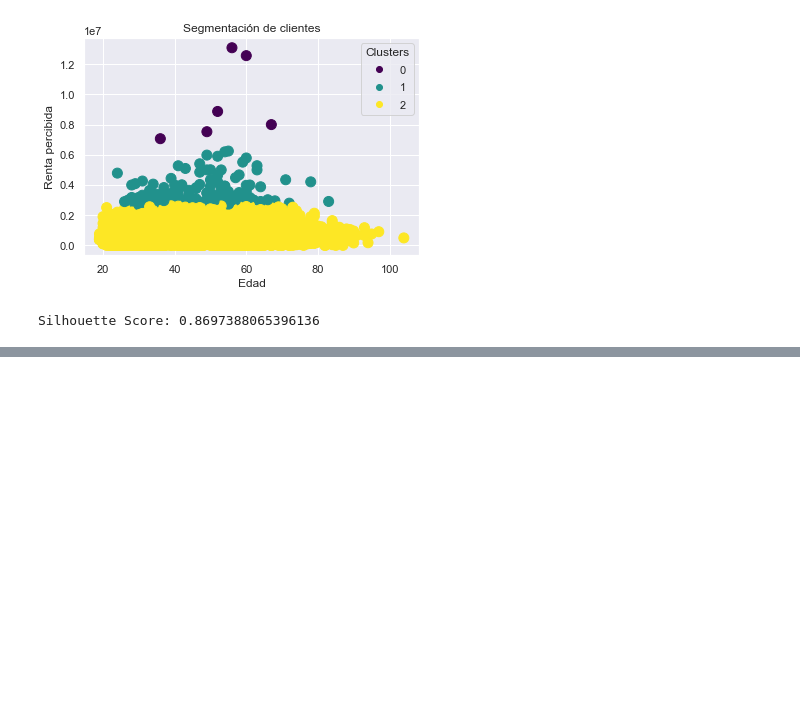
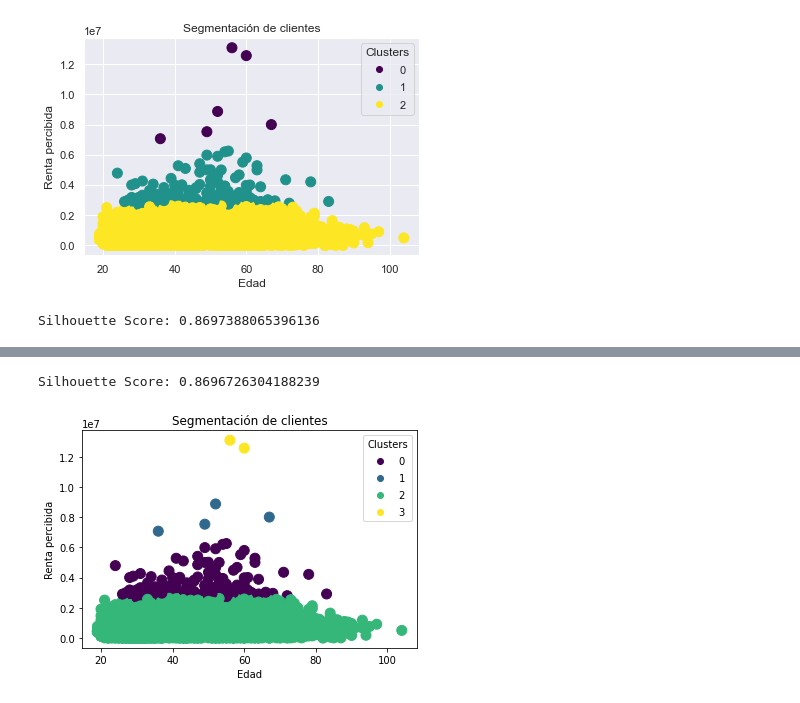
Before and after one commit to dar-rojas/MachineLearning-003D, a Jupyter notebook: unsupervised/clust.jerarquico.ipynb, the cells around one changed output, grey strips where cells are left out. Saved outputs shown, nothing was run; the diff lists cells and outputs as text; code cells hidden in the pictures; blank space fills up the shorter version.

```diff
--- a/unsupervised/modelling.ipynb
+++ b/unsupervised/clust.jerarquico.ipynb
@@ -171 +219,24 @@ Silhouette Score: 0.8697388065396136
+# %%
+from sklearn.metrics import silhouette_score
+
+# Silhouette Score
+SScj_5 = silhouette_score(X, Y_hat)
+
+print("Silhouette Score:", SScj_5)
+# %% [output]
+Silhouette Score: 0.8696726304188239
+# %%
+# Visualiza los clusters
+scatter = plt.scatter(X[:, 0], X[:, 1], c=Y_hat, cmap='viridis', s=100)
+plt.xlabel('Edad')
+plt.ylabel('Renta percibida')
+plt.title('Segmentación de clientes')
+
+# Leyenda
+plt.legend(*scatter.legend_elements(), title="Clusters")
+
+#Mostrar grafico
+plt.show()
+# %% [output]
+[figure, added]
 # %%
```
Also changed, not shown: parts of 10 cells of this notebook, 1 other file.
